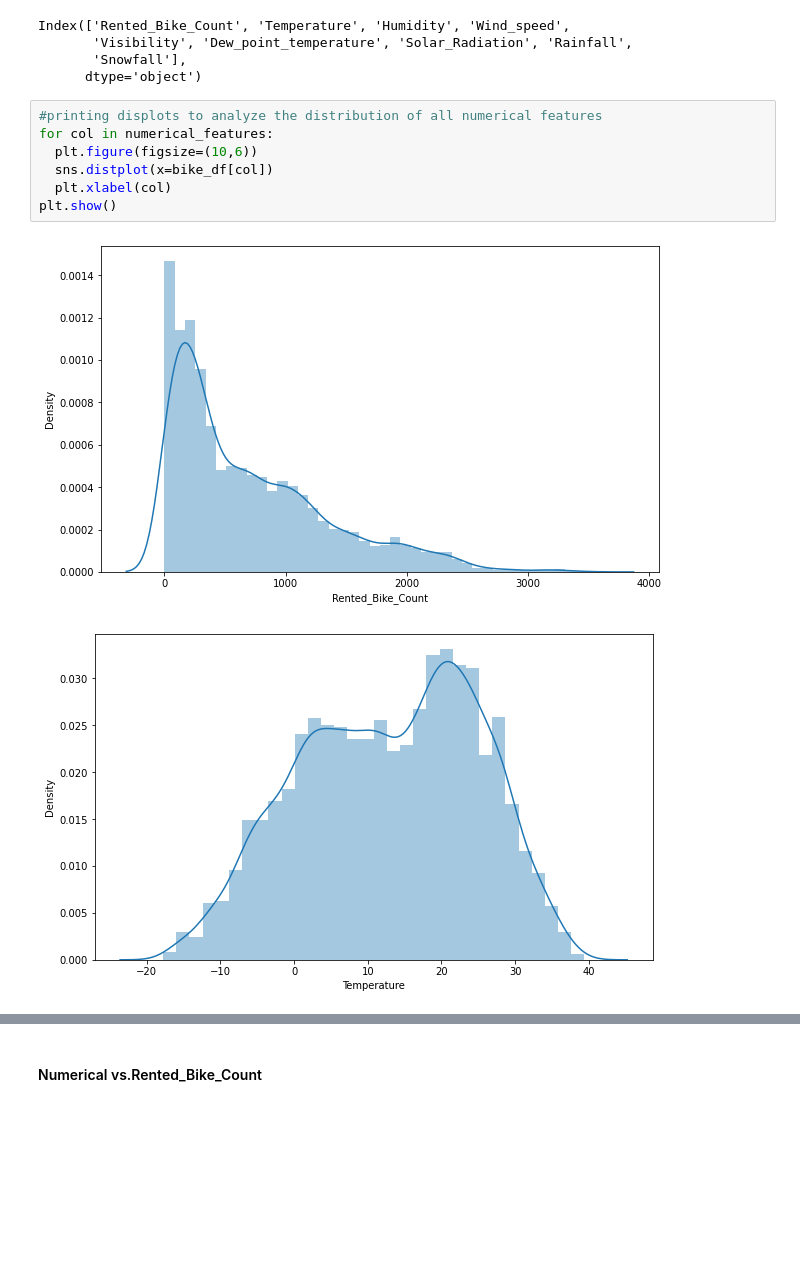
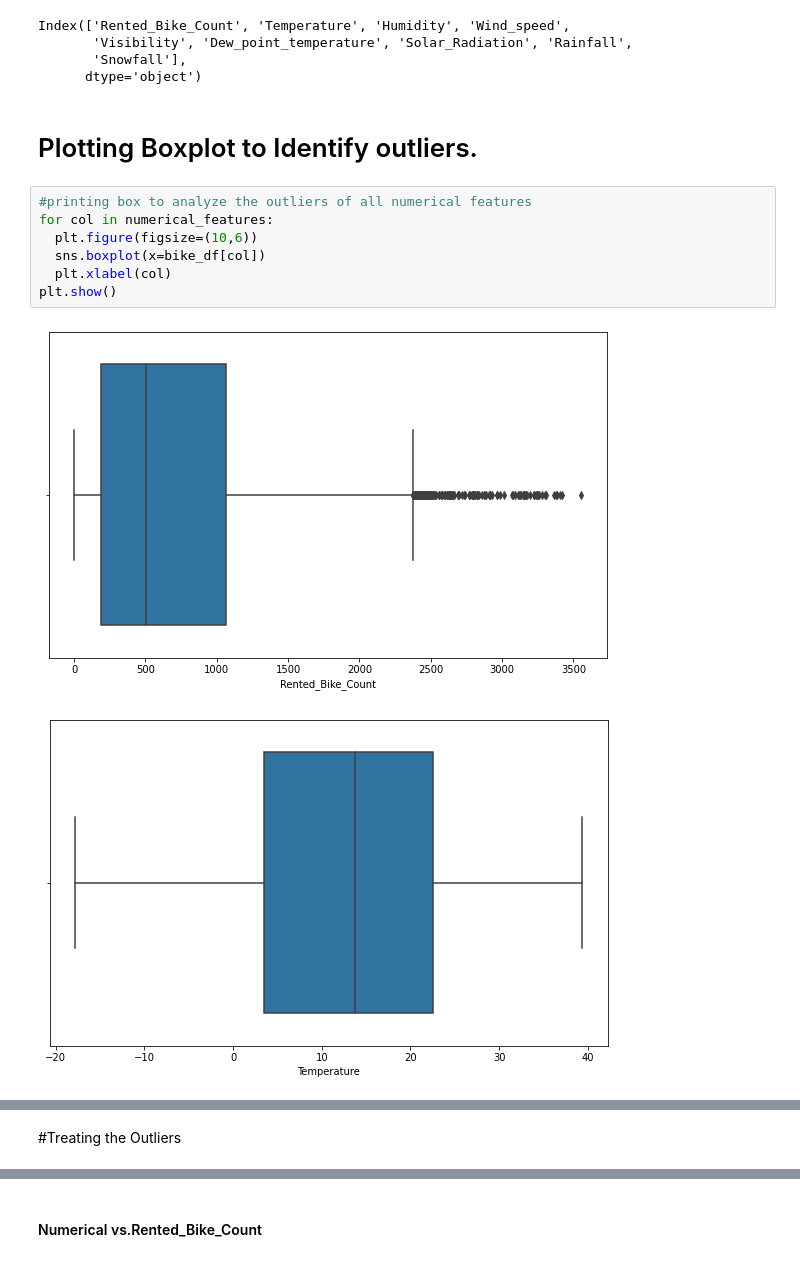
Before and after one commit to Akashjaiswall/Bike-sharing-demand-predictions, a Jupyter notebook: Bike_Sharing_Demand_Prediction_Capstone_Project.ipynb, the cells around one changed output, grey strips where cells are left out. Saved outputs shown, nothing was run; the diff lists cells and outputs as text; blank space fills up the shorter version.

```diff
--- a/Bike_Sharing_Demand_Prediction_Capstone_Project.ipynb
+++ b/Bike_Sharing_Demand_Prediction_Capstone_Project.ipynb
@@ -420,13 +420,15 @@ Index(['Rented_Bike_Count', 'Temperature', 'Humidity', 'Wind_speed',
        'Visibility', 'Dew_point_temperature', 'Solar_Radiation', 'Rainfall',
        'Snowfall'],
       dtype='object')
+# %% [markdown]
+# Plotting Boxplot to Identify outliers.
 # %%
-#printing displots to analyze the distribution of all numerical features
+#printing box to analyze the outliers of all numerical features
 for col in numerical_features:
   plt.figure(figsize=(10,6))
-  sns.distplot(x=bike_df[col])
+  sns.boxplot(x=bike_df[col])
   plt.xlabel(col)
 plt.show()
 # %% [output]
-[figure, old version]
+[figure, new version]
-[figure, old version]
+[figure, new version]
@@ -439,0 +442,2 @@ plt.show()
+# %% [markdown]
+#Treating the Outliers
```
Also changed, not shown: parts of 62 cells of this notebook.
